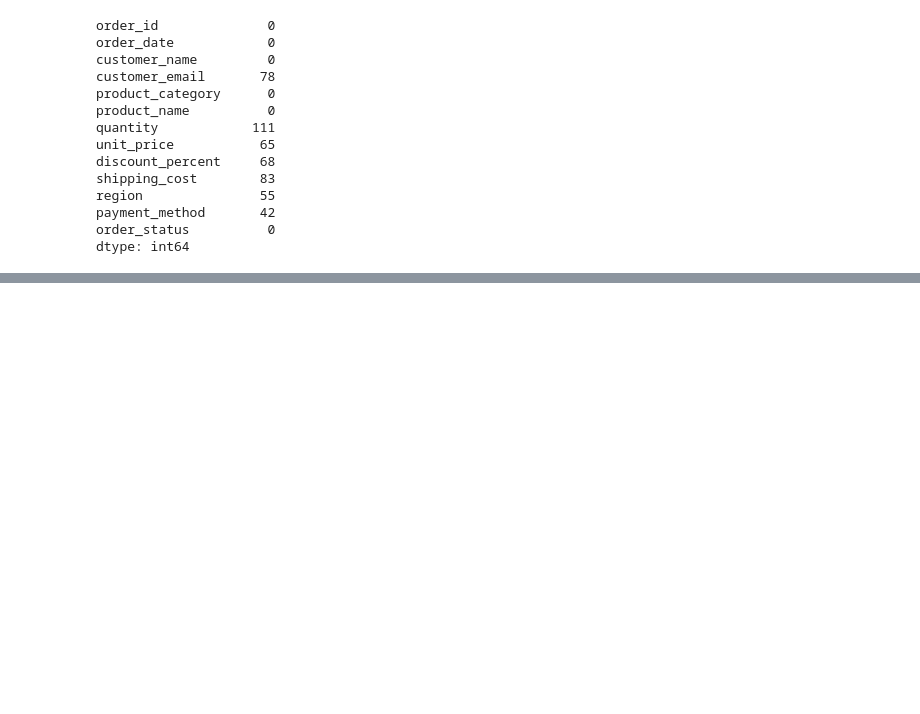
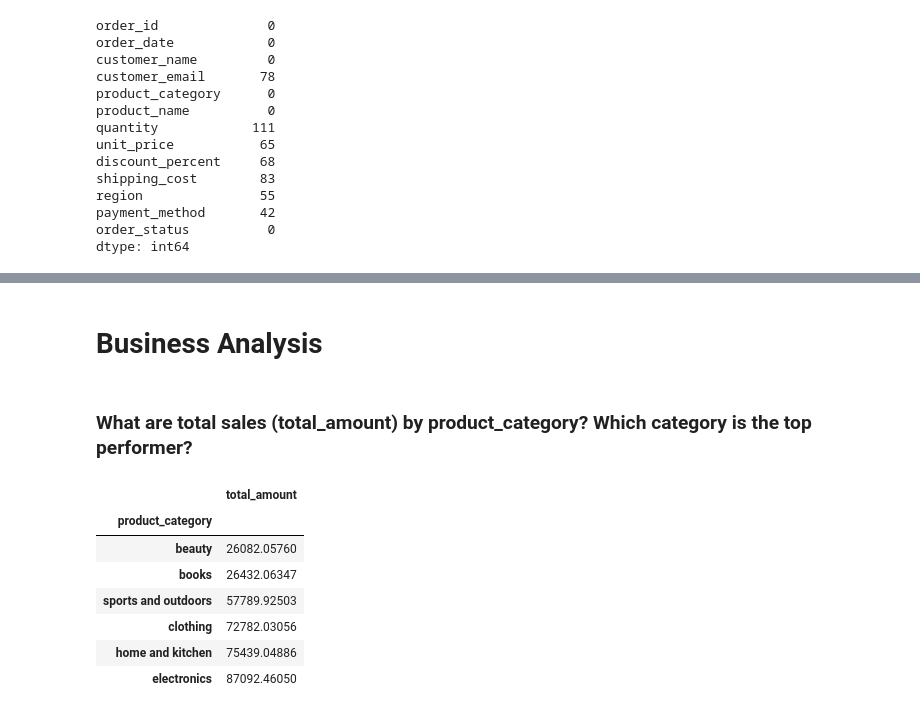
Before and after one commit to Abdur-Rehman15/numpy-pandas-project, a Jupyter notebook: practice_project.ipynb, the cells around one changed output, grey strips where cells are left out. Cells and saved outputs as stored; diff of their text form; code cells hidden in the pictures; blank space fills up the shorter version.

```diff
--- a/practice_project.ipynb
+++ b/practice_project.ipynb
@@ -129,0 +160,16 @@ df["customer_name"] = df["customer_name"].str.title()
+# %% [markdown]
+# Business Analysis
+# %% [markdown]
+### What are total sales (total_amount) by product_category? Which category is the top performer?
+# %%
+df.groupby('product_category').agg({'total_amount': 'sum'}).sort_values(by='total_amount')
+# books category is the top performer
+# %% [output]
+|  | total_amount |
+| product_category |  |
+| beauty | 26082.05760 |
+| books | 26432.06347 |
+| sports and outdoors | 57789.92503 |
+| clothing | 72782.03056 |
+| home and kitchen | 75439.04886 |
+| electronics | 87092.46050 |
```
Also changed, not shown: parts of 30 cells of this notebook, 1 other file.
